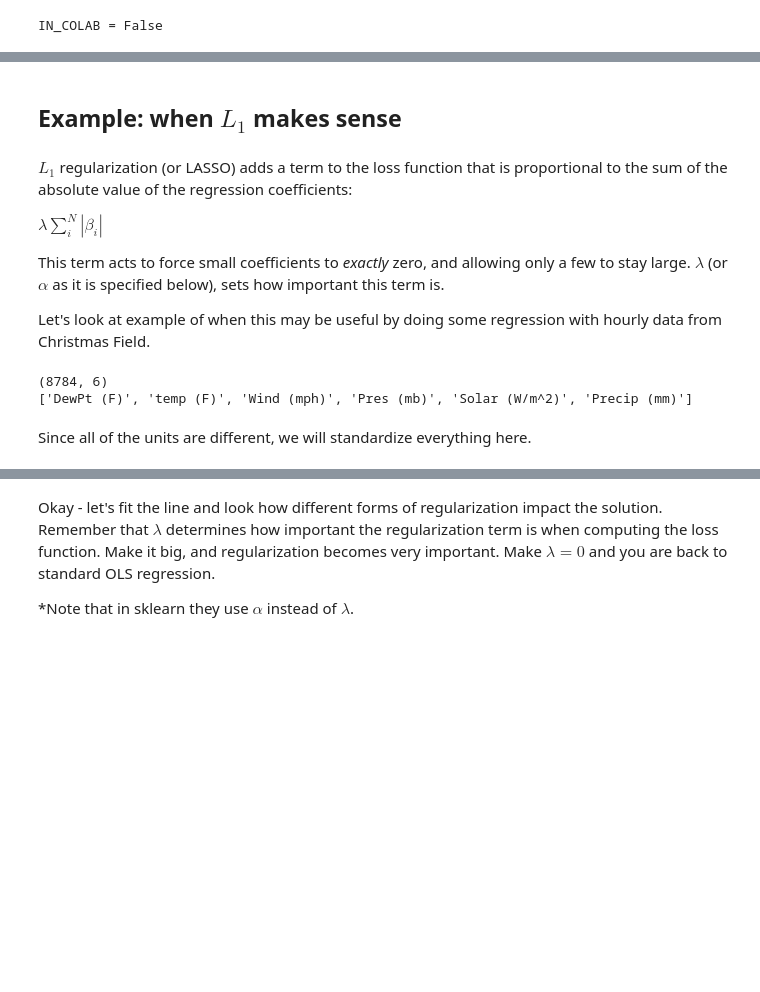
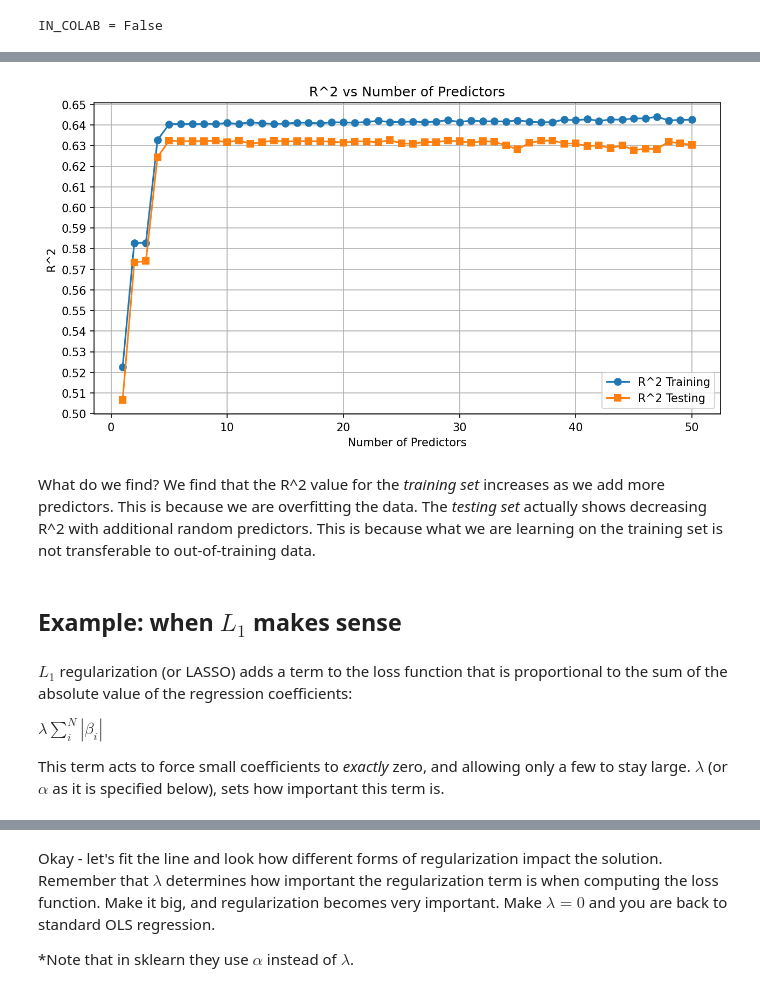
Before and after one commit to eabarnes1010/course_objective_analysis, a Jupyter notebook: code/regularization_techniques_l1_l2.ipynb, the cells around one changed output, grey strips where cells are left out. Cells and saved outputs as stored; diff of their text form; code cells hidden in the pictures; blank space fills up the shorter version.

```diff
--- a/code/regularization_techniques_l1_l2.ipynb
+++ b/code/regularization_techniques_l1_l2.ipynb
@@ -45,3 +99,34 @@ plt.rcParams['figure.figsize'] = (12.0/2, 8.0/2)
+# %%
+max_p = 50
+r2_score = []
+r2_testscore = []
+for p in range(1,max_p + 1):
+
+    if p <= x.shape[1]:
+        X_train, X_test, y_train, y_test = train_test_split(x[:, 0:p], y, test_size=0.3, random_state=42, shuffle=True)
+    else:
+        x_all = np.append(x, 3*np.random.random(((x.shape[0], p - x.shape[1])))*np.ones((x.shape[0], p - x.shape[1])), axis=1)
+        X_train, X_test, y_train, y_test = train_test_split(x_all, y, test_size=0.3, random_state=42, shuffle=True)
+
+    regOLS = linear_model.LinearRegression(fit_intercept=True)
+    fit = regOLS.fit(X_train, y_train)
+    r2_score.append(np.corrcoef(fit.predict(X_train), y_train)[0,1]**2)
+    r2_testscore.append(np.corrcoef(fit.predict(X_test), y_test)[0,1]**2)
+
+plt.figure(figsize=(10, 5))
+plt.plot(range(1, max_p+1), r2_score, label='R^2 Training', marker='o')
+plt.plot(range(1, max_p+1), r2_testscore, label='R^2 Testing', marker='s')
+plt.xlabel('Number of Predictors')
+plt.ylabel('R^2')
+plt.title('R^2 vs Number of Predictors')
+plt.legend()
+plt.grid(True)
+plt.gca().yaxis.set_major_locator(plt.MultipleLocator(0.01))
+plt.show()
+# %% [output]
+[figure, added]
+# %% [markdown]
+What do we find? We find that the R^2 value for the _training set_ increases as we add more predictors. This is because we are overfitting the data. The _testing set_ actually shows decreasing R^2 with additional random predictors. This is because what we are learning on the training set is not transferable to out-of-training data.
 # %% [markdown]
 ## Example: when $L_1$ makes sense
 # %% [markdown]
@@ -50,35 +135,3 @@ $L_1$ regularization (or LASSO) adds a term to the loss function that is proport
 $\lambda \sum_i^N |\beta_i|$
 
 This term acts to force small coefficients to *exactly* zero, and allowing only a few to stay large. $\lambda$ (or $\alpha$ as it is specified below), sets how important this term is.
-
-Let's look at example of when this may be useful by doing some regression with hourly data from Christmas Field.
-# %%
-if IN_COLAB:
-    !pip install wget
-    import wget
-    filename = wget.download("https://raw.githubusercontent.com/eabarnes1010/course_objective_analysis/main/data/christman_2016.csv")
-else:
-    filename = '../data/christman_2016.csv'
-
-data_input = np.genfromtxt(filename, delimiter = ',')
-
-# grab the variables I want
-# grab_indices = [2,3,5,9,10,11]
-grab_indices = [4,2,5,9,10,11]
-
-data = data_input[:,grab_indices]
-
-names_input = ['date','time','temp (F)', 'RH (%)', 'DewPt (F)','Wind (mph)', 'Dir (deg.)', 'Gust (mph)', 'Gust Dir (deg.)','Pres (mb)', 'Solar (W/m^2)','Precip (in)']
-names = [names_input[i] for i in grab_indices]
-
-# convert precip inches to mm
-data[:,[i for i, s in enumerate(names) if 'Precip' in s]] = data[:,[i for i, s in enumerate(names) if 'Precip' in s]]*25.4
-names[names.index('Precip (in)')] = 'Precip (mm)'
-
-print(np.shape(data))
-print(names)
-# %% [output]
-(8784, 6)
-['DewPt (F)', 'temp (F)', 'Wind (mph)', 'Pres (mb)', 'Solar (W/m^2)', 'Precip (mm)']
-# %% [markdown]
-Since all of the units are different, we will standardize everything here.
```
Also changed, not shown: parts of 10 cells of this notebook.
